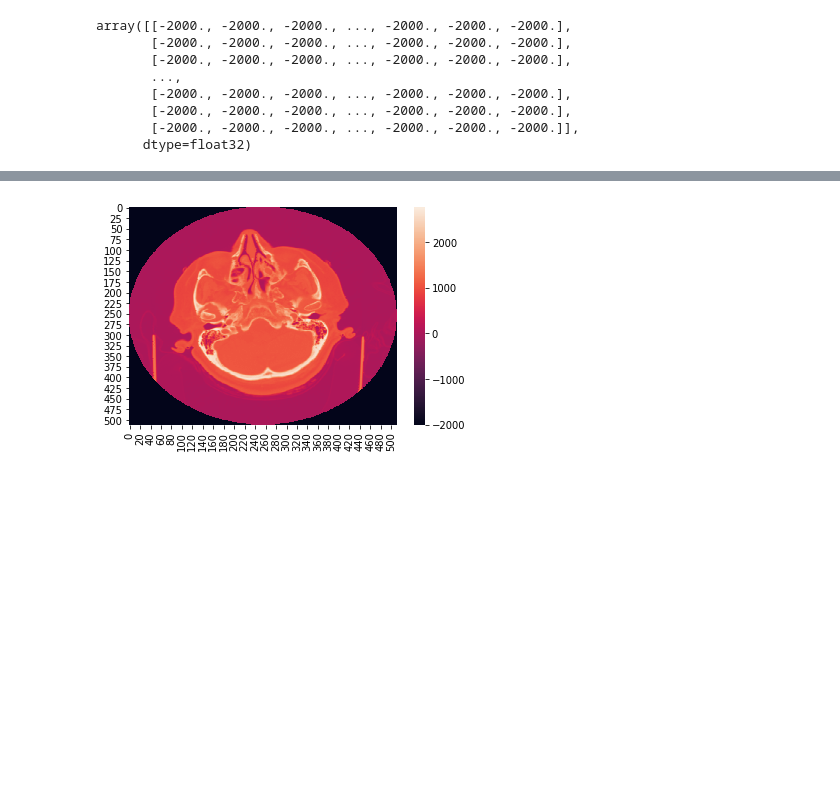
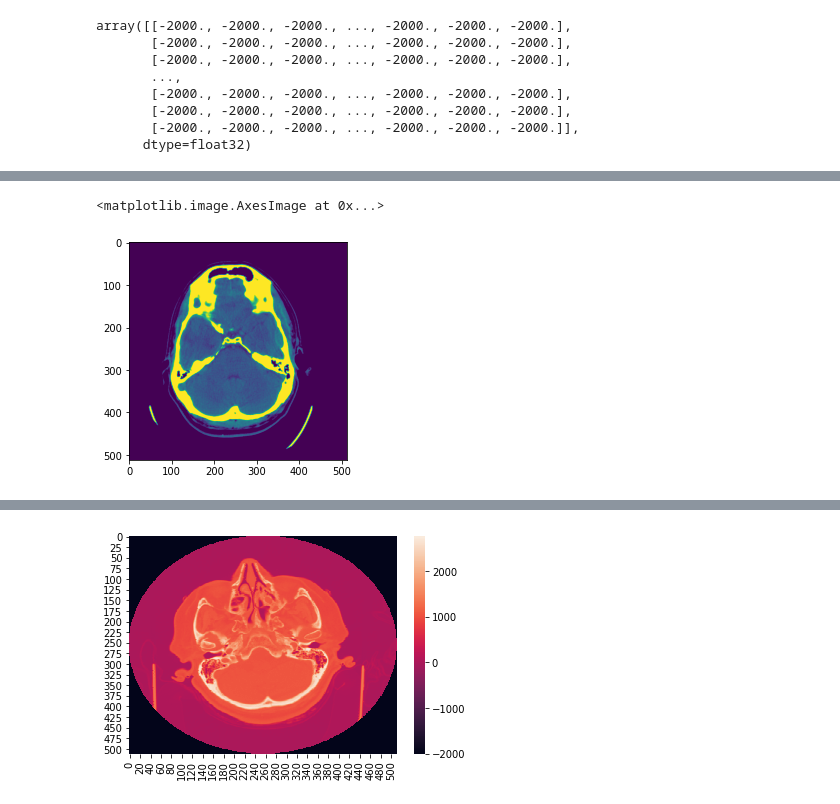
Before and after one commit to tl32rodan/Digital-Medicine-RSNA-ICH-Detection, a Jupyter notebook: dev.ipynb, the cells around one changed output, grey strips where cells are left out. Saved outputs shown, nothing was run; the diff lists cells and outputs as text; code cells hidden in the pictures; blank space fills up the shorter version.

```diff
--- a/dev.ipynb
+++ b/dev.ipynb
@@ -18,0 +92,5 @@ array([[-2000., -2000., -2000., ..., -2000., -2000., -2000.],
+# %%
+plt.imshow(normalize_minmax(subdural_img)*255)
+# %% [output]
+<matplotlib.image.AxesImage at 0x...>
+[figure, added]
```
Also changed, not shown: parts of 20 cells of this notebook, 1 other file.
